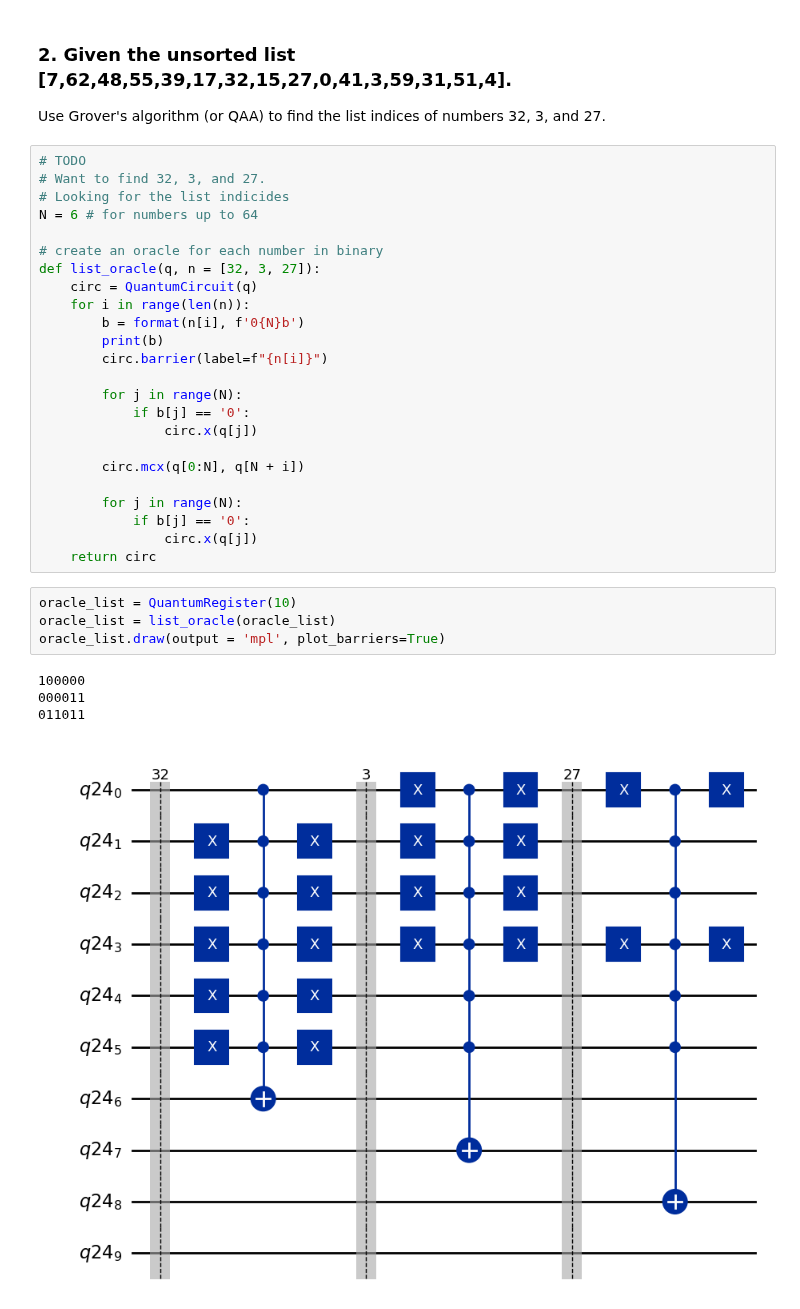
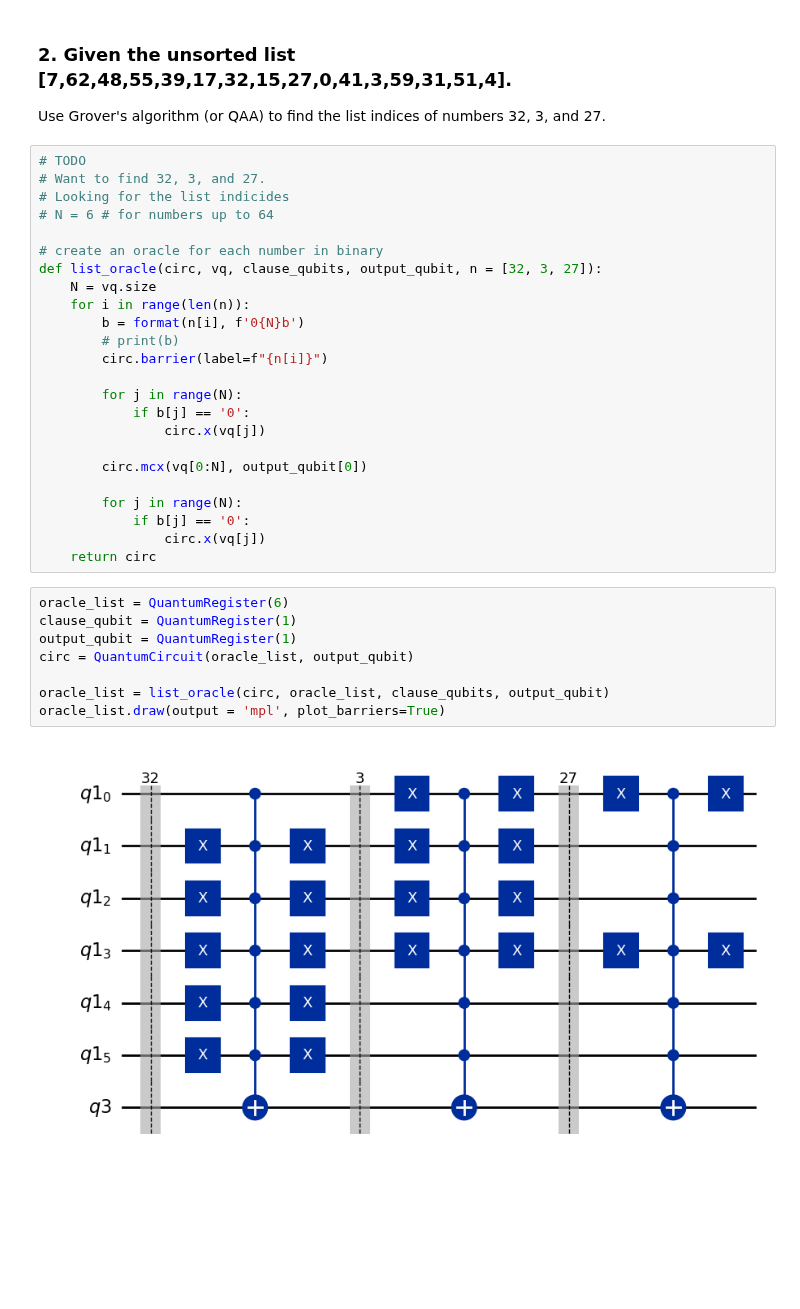
Before and after one commit to elijahkin/amsc698k, a Jupyter notebook: hw4/hw4.ipynb, the cells around one changed output. Drawn from its saved outputs; the diff is of its cells as text; blank space fills up the shorter version.

Commit message:
Fixed issue with Bii oracle, still have to fix Q2 Oracle

```diff
--- a/hw4/hw4.ipynb
+++ b/hw4/hw4.ipynb
@@ -424,32 +433,33 @@ Use Grover's algorithm (or QAA) to find the list indices of numbers 32, 3, and 2
 # TODO
 # Want to find 32, 3, and 27.
 # Looking for the list indicides
-N = 6 # for numbers up to 64
+# N = 6 # for numbers up to 64
 
 # create an oracle for each number in binary
-def list_oracle(q, n = [32, 3, 27]):
-    circ = QuantumCircuit(q)
+def list_oracle(circ, vq, clause_qubits, output_qubit, n = [32, 3, 27]):
+    N = vq.size
     for i in range(len(n)):
         b = format(n[i], f'0{N}b')
-        print(b)
+        # print(b)
         circ.barrier(label=f"{n[i]}")
 
         for j in range(N):
             if b[j] == '0':
-                circ.x(q[j])
+                circ.x(vq[j])
 
-        circ.mcx(q[0:N], q[N + i])
+        circ.mcx(vq[0:N], output_qubit[0])
 
         for j in range(N):
             if b[j] == '0':
-                circ.x(q[j])
+                circ.x(vq[j])
     return circ
 # %%
-oracle_list = QuantumRegister(10)
-oracle_list = list_oracle(oracle_list)
+oracle_list = QuantumRegister(6)
+clause_qubit = QuantumRegister(1)
+output_qubit = QuantumRegister(1)
+circ = QuantumCircuit(oracle_list, output_qubit)
+
+oracle_list = list_oracle(circ, oracle_list, clause_qubits, output_qubit)
 oracle_list.draw(output = 'mpl', plot_barriers=True)
 # %% [output]
-100000
-000011
-011011
-[figure, old version]
+[figure, new version]
```
Also changed, not shown: parts of 12 cells of this notebook.
